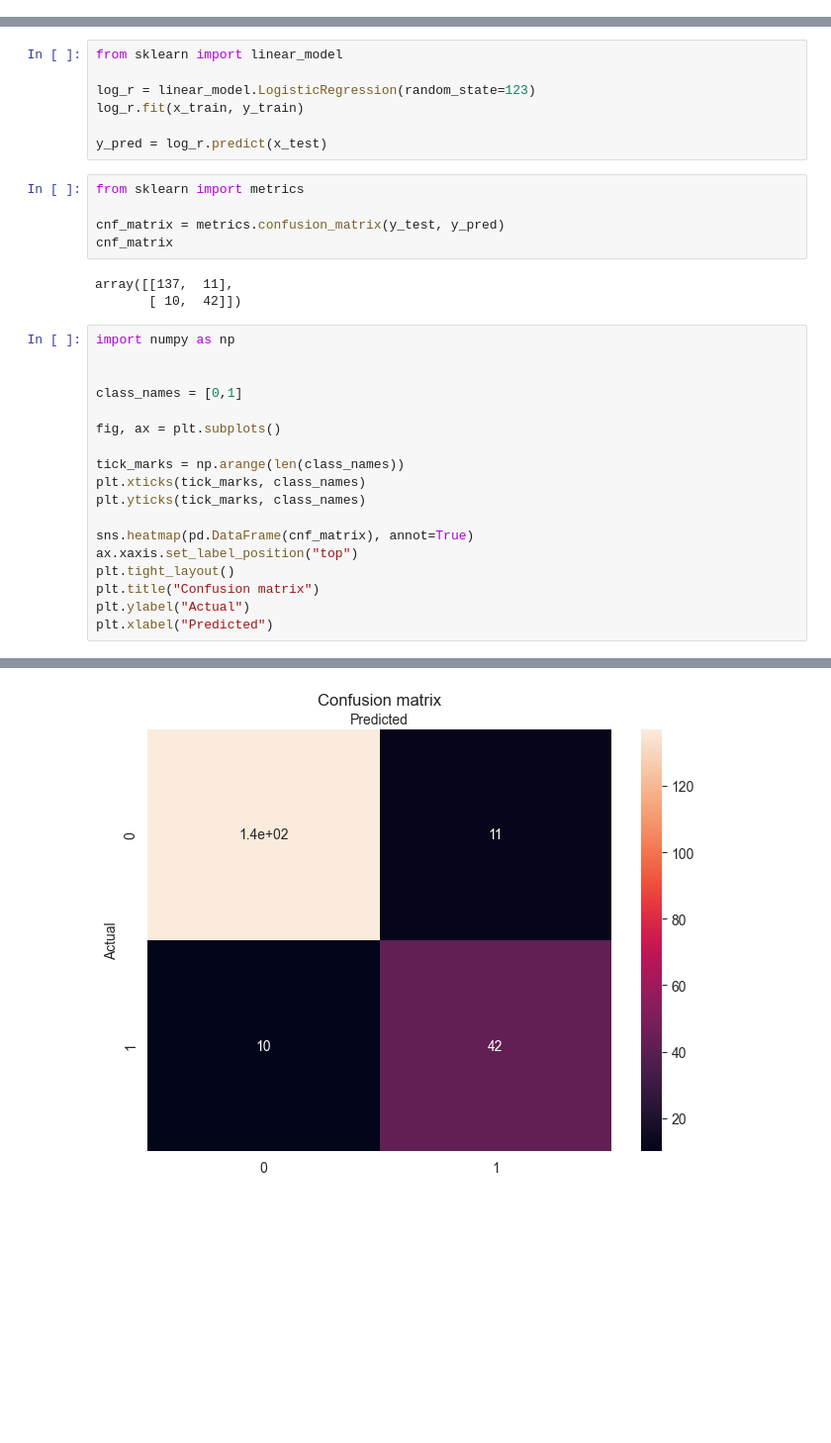
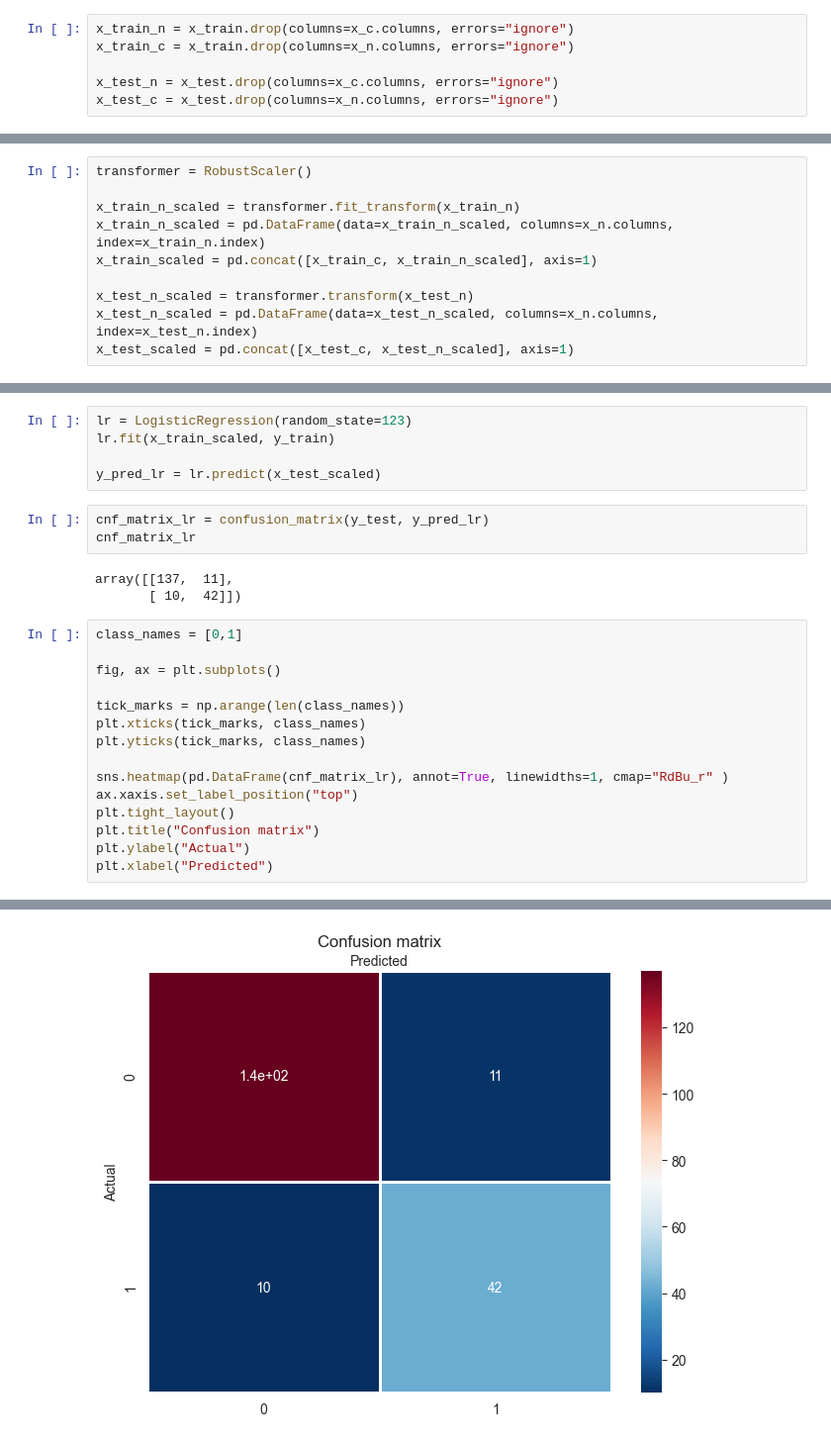
Before and after one commit to kornelia-kozaczewska/churn-prediction, a Jupyter notebook: churn-prediction.ipynb, the cells around one changed output, grey strips where cells are left out. Shown at 99% size. Cells and saved outputs as stored; diff of their text form; blank space fills up the shorter version.

```diff
--- a/churn-prediction.ipynb
+++ b/churn-prediction.ipynb
@@ -348,0 +327,6 @@ x_val, x_test, y_val, y_test = train_test_split(
+# %%
+x_train_n = x_train.drop(columns=x_c.columns, errors="ignore")
+x_train_c = x_train.drop(columns=x_n.columns, errors="ignore")
+
+x_test_n = x_test.drop(columns=x_c.columns, errors="ignore")
+x_test_c = x_test.drop(columns=x_n.columns, errors="ignore")
@@ -348,0 +352,10 @@ x_val, x_test, y_val, y_test = train_test_split(
+# %%
+transformer = RobustScaler()
+
+x_train_n_scaled = transformer.fit_transform(x_train_n)
+x_train_n_scaled = pd.DataFrame(data=x_train_n_scaled, columns=x_n.columns, index=x_train_n.index)
+x_train_scaled = pd.concat([x_train_c, x_train_n_scaled], axis=1)
+
+x_test_n_scaled = transformer.transform(x_test_n)
+x_test_n_scaled = pd.DataFrame(data=x_test_n_scaled, columns=x_n.columns, index=x_test_n.index)
+x_test_scaled = pd.concat([x_test_c, x_test_n_scaled], axis=1)
@@ -349,38 +364,31 @@ x_val, x_test, y_val, y_test = train_test_split(
 # %%
-from sklearn import linear_model
+lr = LogisticRegression(random_state=123)
+lr.fit(x_train_scaled, y_train)
 
-log_r = linear_model.LogisticRegression(random_state=123)
-log_r.fit(x_train, y_train)
-
-y_pred = log_r.predict(x_test)
+y_pred_lr = lr.predict(x_test_scaled)
 # %%
-from sklearn import metrics
-
-cnf_matrix = metrics.confusion_matrix(y_test, y_pred)
-cnf_matrix
+cnf_matrix_lr = confusion_matrix(y_test, y_pred_lr)
+cnf_matrix_lr
 # %% [output]
 array([[137,  11],
        [ 10,  42]])
 # %%
-import numpy as np
-
-
 class_names = [0,1]
 
 fig, ax = plt.subplots()
 
 tick_marks = np.arange(len(class_names))
 plt.xticks(tick_marks, class_names)
 plt.yticks(tick_marks, class_names)
 
-sns.heatmap(pd.DataFrame(cnf_matrix), annot=True)
+sns.heatmap(pd.DataFrame(cnf_matrix_lr), annot=True, linewidths=1, cmap="RdBu_r" )
 ax.xaxis.set_label_position("top")
 plt.tight_layout()
 plt.title("Confusion matrix")
 plt.ylabel("Actual")
 plt.xlabel("Predicted")
 # %% [output]
 Text(0.5, 427.9555555555555, 'Predicted')
-[figure, old version]
+[figure, new version]
 # %%
 target_names = ["didn't churn", "churned"]
```
Also changed, not shown: parts of 33 cells of this notebook.
